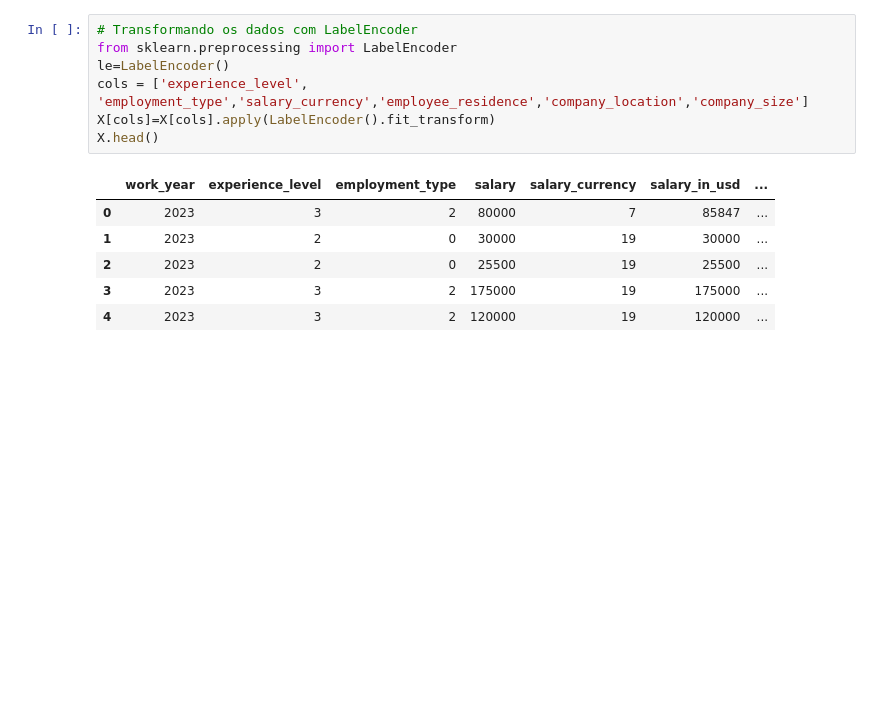
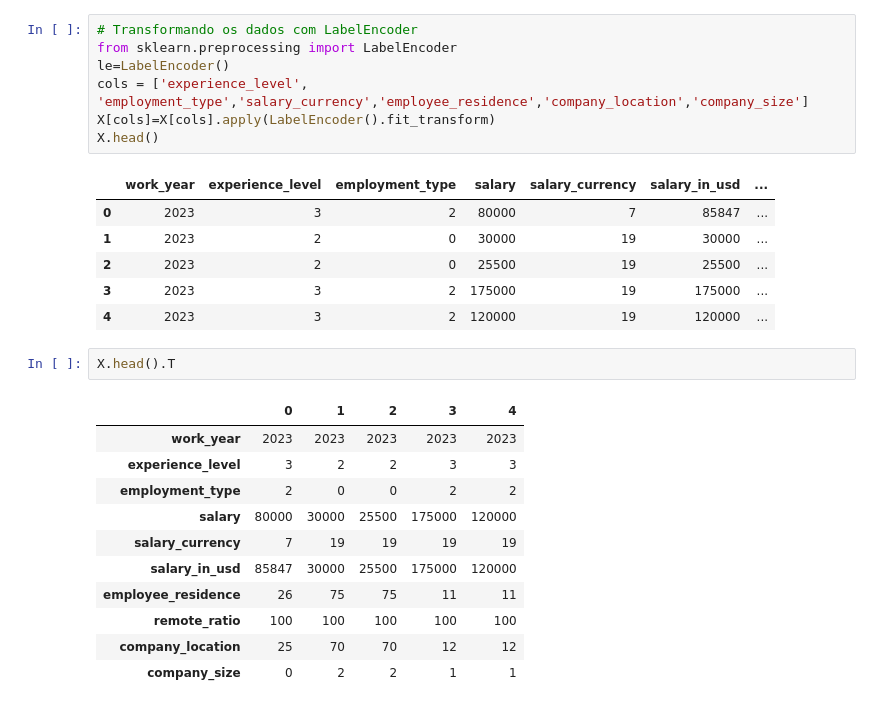
Before and after one commit to jaisson-italo/ds_salary_machine_learning_I, a Jupyter notebook: projeto_ml.ipynb, the cells around one changed output. Cells and saved outputs as stored; diff of their text form; blank space fills up the shorter version.

```diff
--- a/projeto_ml.ipynb
+++ b/projeto_ml.ipynb
@@ -823,3 +823,17 @@ X.head()
 | 2 | 2023 | 2 | 0 | 25500 | 19 | 25500 | ... |
 | 3 | 2023 | 3 | 2 | 175000 | 19 | 175000 | ... |
 | 4 | 2023 | 3 | 2 | 120000 | 19 | 120000 | ... |
+# %%
+X.head().T
+# %% [output]
+|  | 0 | 1 | 2 | 3 | 4 |
+| work_year | 2023 | 2023 | 2023 | 2023 | 2023 |
+| experience_level | 3 | 2 | 2 | 3 | 3 |
+| employment_type | 2 | 0 | 0 | 2 | 2 |
+| salary | 80000 | 30000 | 25500 | 175000 | 120000 |
+| salary_currency | 7 | 19 | 19 | 19 | 19 |
+| salary_in_usd | 85847 | 30000 | 25500 | 175000 | 120000 |
+| employee_residence | 26 | 75 | 75 | 11 | 11 |
+| remote_ratio | 100 | 100 | 100 | 100 | 100 |
+| company_location | 25 | 70 | 70 | 12 | 12 |
+| company_size | 0 | 2 | 2 | 1 | 1 |
```
Also changed, not shown: parts of 1 cell of this notebook.
